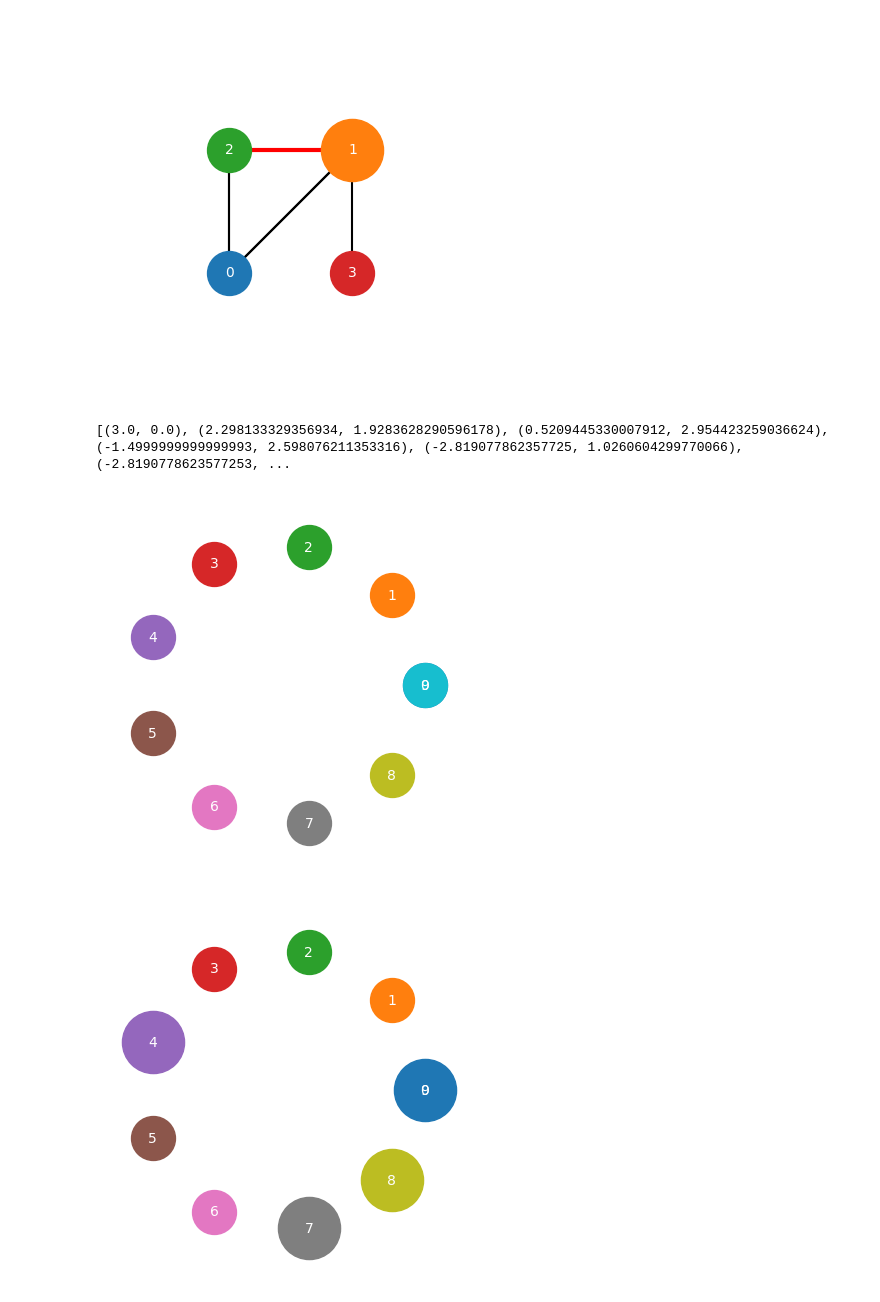
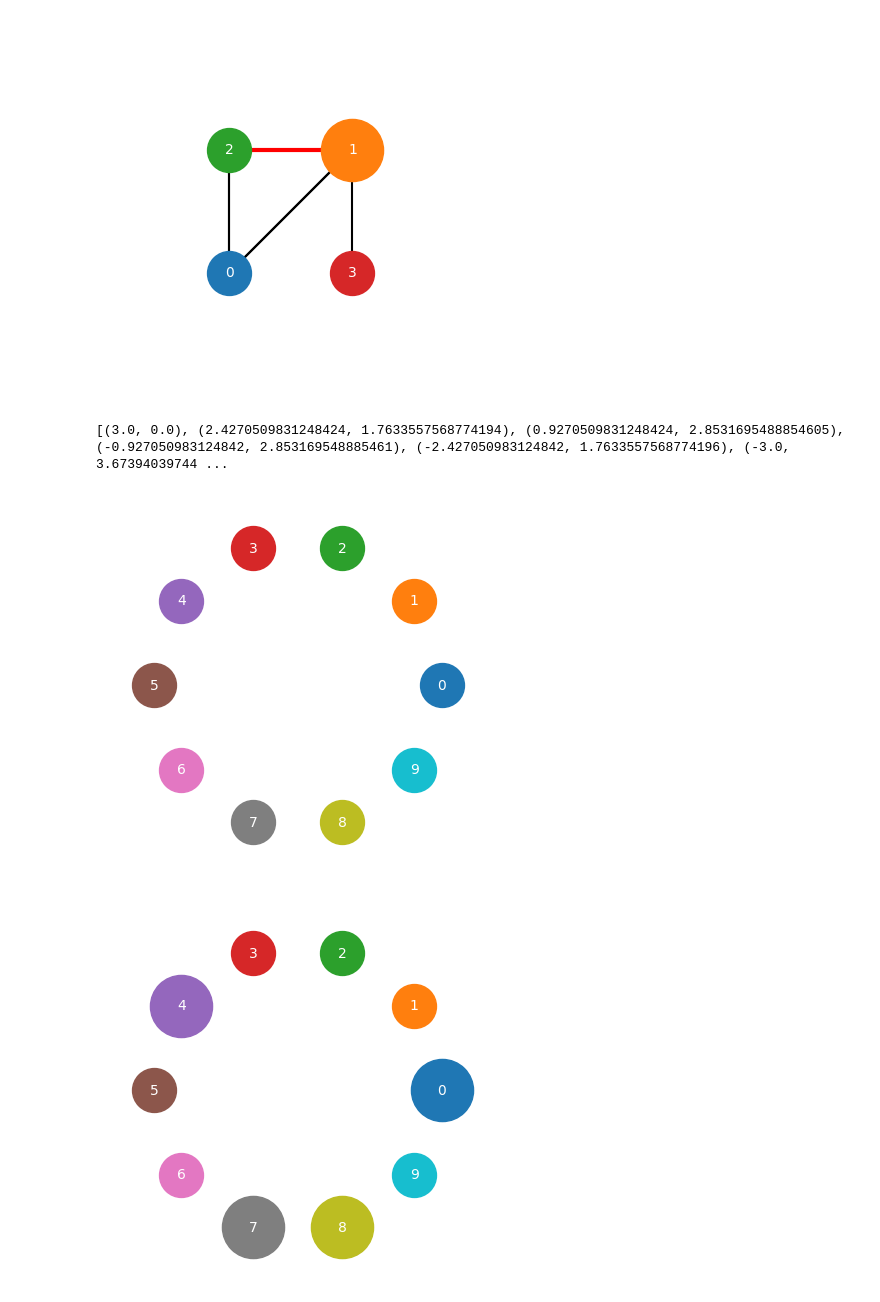
Before and after one commit to peluche/RAG-and-tatters, a Jupyter notebook: RAG-and-tatters.ipynb, the cells around one changed output. Drawn from its saved outputs; the diff is of its cells as text; code cells hidden in the pictures.

```diff
--- a/RAG-and-tatters.ipynb
+++ b/RAG-and-tatters.ipynb
@@ -466,22 +493,22 @@ plot_nsw(graph, hl_nodes=[1], hl_edges=[(2, 1)])
 # %%
 def generate_circle_points(r, cx=0, cy=0, num_points=10):
     # Create an array of angles
-    angles = np.linspace(0, 2 * np.pi, num_points)
+    angles = np.linspace(0, 2 * np.pi, num_points + 1)[:-1]
 
     # Calculate the x and y coordinates
     x = cx + r * np.cos(angles)
     y = cy + r * np.sin(angles)
 
     return list(zip(x, y))
 
 points = generate_circle_points(r=3)
 print(points)
 
 # graph = [Node(idx, pos, [random.randint(0, 9), random.randint(0, 9)]) for idx, pos in enumerate(points)]
 graph = [Node(idx, pos) for idx, pos in enumerate(points)]
 plot_nsw(graph)
 plot_nsw(graph, hl_nodes=[0, 4, 8, 7])
 # %% [output]
-[(3.0, 0.0), (2.298133329356934, 1.9283628290596178), (0.5209445330007912, 2.954423259036624), (-1.4999999999999993, 2.598076211353316), (-2.819077862357725, 1.0260604299770066), (-2.8190778623577253, ...
+[(3.0, 0.0), (2.4270509831248424, 1.7633557568774194), (0.9270509831248424, 2.8531695488854605), (-0.927050983124842, 2.853169548885461), (-2.427050983124842, 1.7633557568774196), (-3.0, 3.67394039744 ...
-[figure, old version]
+[figure, new version]
-[figure, old version]
+[figure, new version]
```
Also changed, not shown: parts of 8 cells of this notebook.
